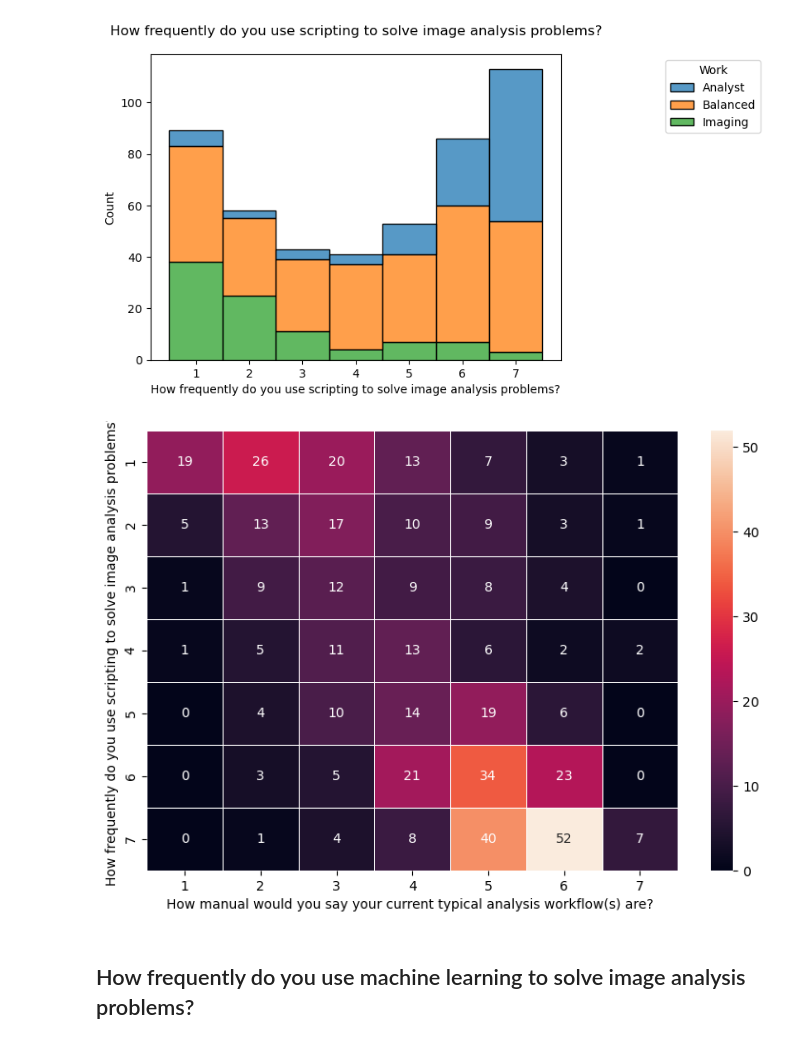
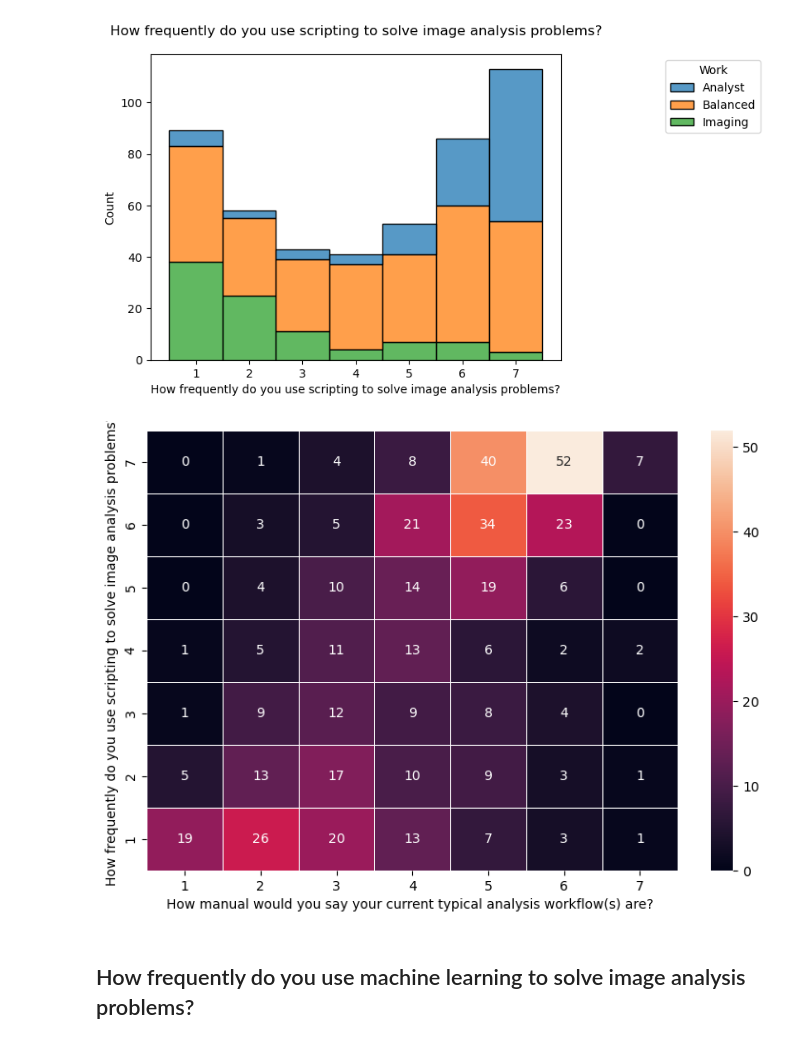
Before and after one commit to COBA-NIH/2024_Bridging_Imaging_Users_to_Imaging_Analysis_Survey, a Jupyter notebook: 3_Learning.ipynb, the cells around one changed output. Cells and saved outputs as stored; diff of their text form; code cells hidden in the pictures.

```diff
--- a/3_Learning.ipynb
+++ b/3_Learning.ipynb
@@ -216,14 +213,15 @@ multiple="stack")
 # %%
 col1 = 'How frequently do you use scripting to solve image analysis problems?'
 col2 = 'How manual would you say your current typical analysis workflow(s) are? '
 df = data[[col1, col2]].dropna()
 df = df.astype('int').astype('category')
 df = df.value_counts().to_frame().reset_index().pivot(index=col1, columns=col2, values="count").fillna(0)
 f, ax = plt.subplots(figsize=(9, 6))
-sns.heatmap(df, annot=True, linewidths=.5, ax=ax)
+ax = sns.heatmap(df, annot=True, linewidths=.5, ax=ax)
+ax.invert_yaxis()
 plt.savefig('figures/Scripting_Usage_vs_Manual_Workflow.png')
 # %% [output]
-[figure, old version]
+[figure, new version]
 # %% [markdown]
 ## How frequently do you use machine learning to solve image analysis problems?
 # %%
```
Also changed, not shown: parts of 2 cells of this notebook, 2 other files.
